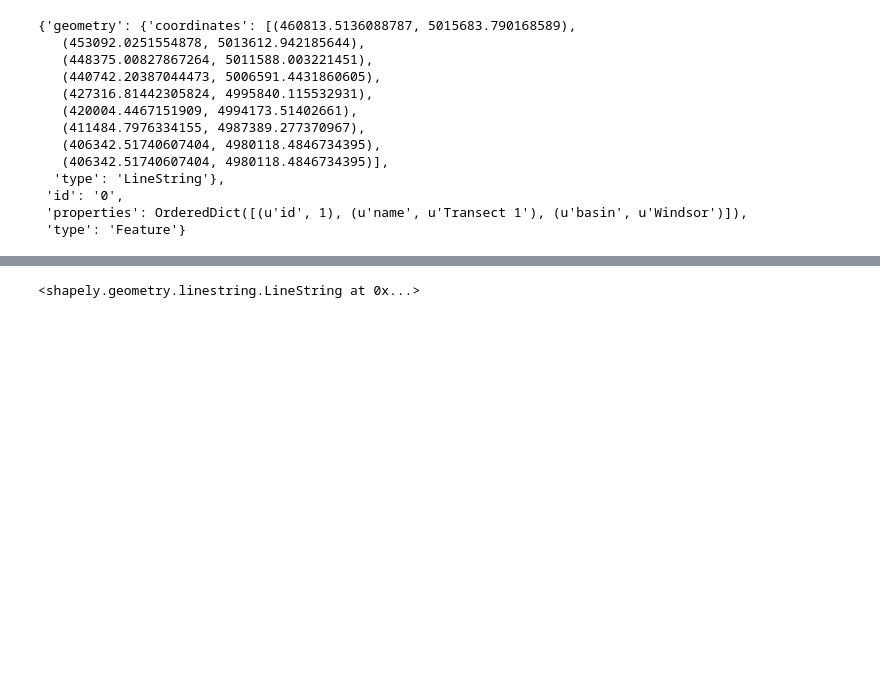
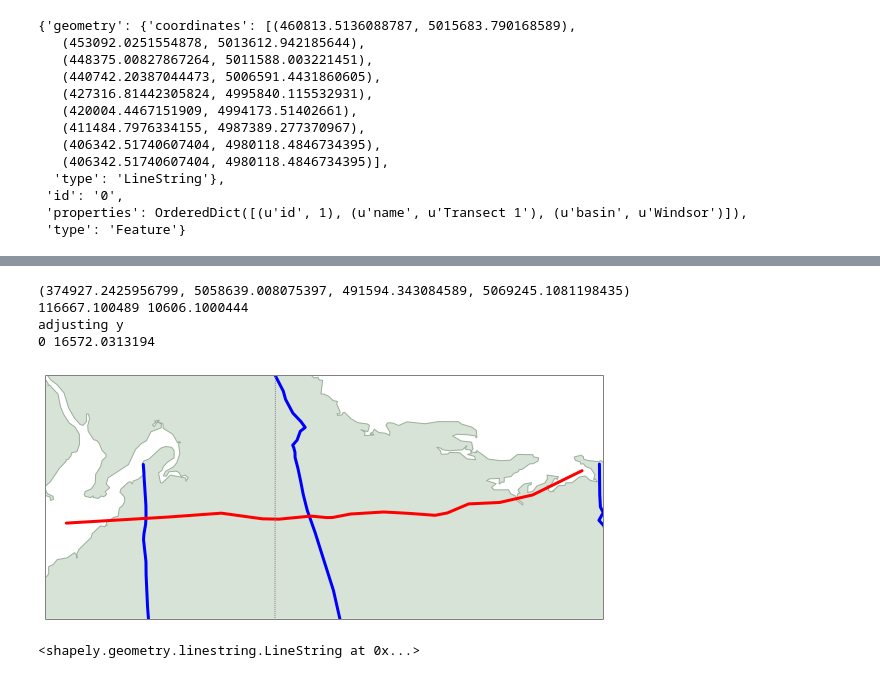
Before and after one commit to agilescientific/geotransect, a Jupyter notebook: notebooks/NS_basemap_inset.ipynb, the cells around one changed output, grey strips where cells are left out. Saved outputs shown, nothing was run; the diff lists cells and outputs as text; code cells hidden in the pictures; blank space fills up the shorter version.

```diff
--- a/notebooks/NS_basemap_inset.ipynb
+++ b/notebooks/NS_basemap_inset.ipynb
@@ -194,3 +252,70 @@ plt.show()
+# %%
+transect = 5
+# %%
+fig = plt.figure(figsize=(10,8))
+ax = fig.add_subplot(111)
+
+pad = 20000  # Interior padding in m
+res = 'i'
+
+with fiona.open(fname) as c:
+    bounds = c.bounds
+    lst = list(c)
+
+if transect:
+    pad = 5000
+    res = 'h'
+
+    for s in lst:
+        if s['properties']['id'] == transect:
+            bounds = shape(s['geometry']).bounds
+
+print bounds
+llx, lly, urx, ury = bounds
+w, h = urx - llx, ury - lly
+
+print w, h
+
+x_adj, y_adj = 0, 0
+if h > (w*3/8):
+    print "adjusting x"
+    x_adj = ((8*h/3.) - w) / 2.  # Aspect is hard-coded in uberplot
+else:                            # TODO Fix that!
+    print "adjusting y"
+    y_adj = ((3*w/8.) - h) / 2.
+
+print x_adj, y_adj
+ll = transform(project, Point(llx-pad-x_adj, lly-pad-y_adj))
+ur = transform(project, Point(urx+pad+x_adj, ury+pad+y_adj))
+mid = Point(ll.x + 0.5*(ur.x-ll.x), ll.y + 0.5*(ur.y - ll.y))
+
+# Generate Basemap object.
+m = Basemap(projection='tmerc',
+            lon_0=mid.x, lat_0=mid.y,
+            resolution=res,  # c, l, i, h, f
+            llcrnrlon=ll.x, llcrnrlat=ll.y,
+            urcrnrlon=ur.x, urcrnrlat=ur.y)
+
+# Step over shapes in collection.
+for s in lst:
+    line = shape(s['geometry'])
+    line_t = transform(project, line)
+    if s['properties']['id'] == transect:
+        col = 'r'
+    else:
+        col = 'b'
+    plot_element(m, line_t, colour=col)
+
+# Finish drawing the basemap.
+draw_basemap(m)
+
+plt.show()
+# %% [output]
+(374927.2425956799, 5058639.008075397, 491594.343084589, 5069245.1081198435)
+116667.100489 10606.1000444
+adjusting y
+0 16572.0313194
+[figure, added]
 # %%
 with fiona.open(fname) as c:
     bounds = c.bounds
```
Also changed, not shown: parts of 9 cells of this notebook, 4 other files.
